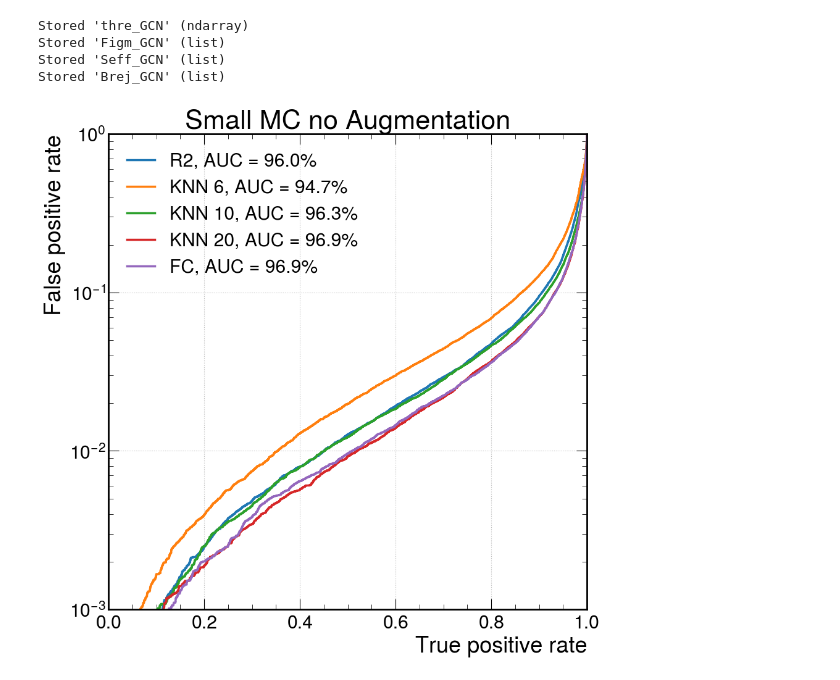
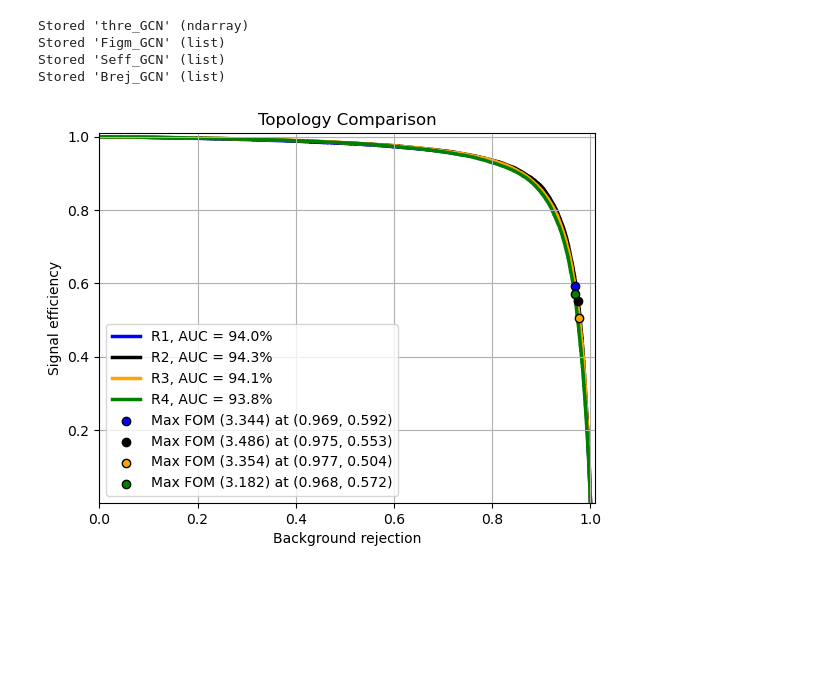
Before and after one commit to FabianKellerer/NEXT_Graphs, a Jupyter notebook: GCN Analysis.ipynb, the cells around one changed output. Saved outputs shown, nothing was run; the diff lists cells and outputs as text; code cells hidden in the pictures; blank space fills up the shorter version.

```diff
--- a/GCN Analysis.ipynb
+++ b/GCN Analysis.ipynb
@@ -153,47 +223,89 @@ Stored 'Figm_GCN' (list)
 Stored 'Seff_GCN' (list)
 Stored 'Brej_GCN' (list)
 # %%
+files_old = [
+    "Old_Analysis/out_job_20250619_084047/Loss_RecoNew_all_10mm_R2_hitsopt.h5",
+    "Old_Analysis/out_job_20251113_130042/Loss_TestBIG175R3strict.h5",
+    "Old_Analysis/out_job_20250619_085714/Loss_RecoNew_all_10mm_KNN6_hitsopt.h5",
+    "Old_Analysis/out_job_20250619_085805/Loss_RecoNew_all_10mm_KNN_hitsopt.h5",
+    "Old_Analysis/out_job_20250619_091550/Loss_RecoNew_all_10mm_KNN20_hitsopt.h5",
+    "Old_Analysis/out_job_20250708_174342/Loss_RecoNew_all_10mm_KNN30_hitsopt.h5",
+    "Old_Analysis/out_job_20250708_174417/Loss_RecoNew_all_10mm_KNN40_hitsopt.h5",
+    "Old_Analysis/out_job_20250623_144936/Scores_Fit.h5"
+]
 files = [
-    "out_job_20250312_150538/Loss_RecoNew_all_10mm_R2_hitsopt.h5",
-    "out_job_20250513_160535/Loss_RecoNew_all_10mm_KNN6_hitsopt.h5",
-    "out_job_20250513_160232/Loss_RecoNew_all_10mm_KNN_hitsopt.h5",
-    "out_job_20250513_161146/Loss_RecoNew_all_10mm_KNN20_hitsopt.h5",
-    "out_job_20250514_122809/Loss_RecoNew_all_10mm_FC_hitsopt.h5"
-]
-labels = [
+    "out_job_20260114_164621/Loss_RandomSampleFrom5M.h5",
+    "out_job_20260115_102943/Loss_RandomSampleFrom5M.h5",
+    "out_job_20260120_100906/Loss_RandomSampleFrom5M.h5",
+    "out_job_20260119_165330/Loss_RandomSampleFrom5M.h5"
+    ]
+labels_old = [
     "R2",
+    "R3",
     "KNN 6",
     "KNN 10",
     "KNN 20",
+    "KNN 30",
+    "KNN 40",
     "FC"
+]
+labels = [
+    "R1",
+    "R2",
+    "R3",
+    "R4"
+]
+colors_old = [
+    "blue",
+    "black",
+    "orange",
+    "green",
+    "red",
+    "brown",
+    "pink",
+    "purple"
+]
+colors = [
+    "blue",
+    "black",
+    "orange",
+    "green"
 ]
 for i in range(len(files)):
     file = files[i]
-    y_test  = pd.read_hdf(file,'y_test')
-    y_pred  = pd.read_hdf(file,'y_predict_test')
-    Ltrain  = pd.read_hdf(file,'loss_train')
-    Lvalid  = pd.read_hdf(file,'loss_valid')
+    try:
+        y_test  = pd.read_hdf(file,'y_test')
+        y_pred  = pd.read_hdf(file,'y_predict_test')
+        Ltrain  = pd.read_hdf(file,'loss_train')
+        Lvalid  = pd.read_hdf(file,'loss_valid')
+    except:
+        y_test  = pd.read_hdf(file, 'y_test_S')
+        y_pred  = pd.read_hdf(file, 'y_predict_S')
 
-    y_pred = np.exp(y_pred)/(1+np.exp(y_pred))
+    #y_pred = np.exp(y_pred)/(1+np.exp(y_pred))
 
     # create ROC curves
     try:
         fpr_gnn, tpr_gnn, threshold_gnn = roc_curve(y_test, y_pred)
         y_test = y_test.to_numpy()
         y_pred = y_pred.to_numpy()
     except:
         y_test = np.array(y_test).flatten()
         y_pred = np.array(y_pred['Predicted Probability Class 1']).flatten()
         fpr_gnn, tpr_gnn, threshold_gnn = roc_curve(y_test, y_pred)
     # plot ROC curves
-    plt.plot(tpr_gnn, fpr_gnn, lw=2.5, label=f"{labels[i]},"+" AUC = {:.1f}%".format(auc(fpr_gnn,tpr_gnn)*100))
-    plt.xlabel(r'True positive rate')
-    plt.ylabel(r'False positive rate')
-    plt.semilogy()
-    plt.ylim(0.001, 1)
-    plt.xlim(0, 1)
+    plt.plot(1-fpr_gnn, tpr_gnn, lw=2.5, color=colors[i], label=f"{labels[i]},"+" AUC = {:.1f}%".format(auc(fpr_gnn,tpr_gnn)*100), zorder=1)
+    fom = np.nan_to_num(tpr_gnn / np.sqrt(fpr_gnn), nan=-np.inf, posinf=-np.inf, neginf=-np.inf)
+    opt_thresh = np.argmax(fom)
+    plt.scatter(1-fpr_gnn[opt_thresh], tpr_gnn[opt_thresh], color=colors[i], edgecolor='black', linewidth=1., label="Max FOM ({:.3f}) at ({:.3f}, {:.3f})".format(max(fom),
+                                                                                                                    1-fpr_gnn[opt_thresh], tpr_gnn[opt_thresh]), zorder=2)
+    plt.xlabel(r'Background rejection')
+    plt.ylabel(r'Signal efficiency')
+    #plt.semilogy()
+    plt.ylim(0.001, 1.01)
+    plt.xlim(0, 1.01)
     plt.grid(True)
-    plt.legend(loc='upper left')
-    plt.title('Small MC no Augmentation')
+    plt.legend(loc='lower left')
+    plt.title('Topology Comparison')
 # %% [output]
-[figure, old version]
+[figure, new version]
```
Also changed, not shown: parts of 17 cells of this notebook, 3 other files.
